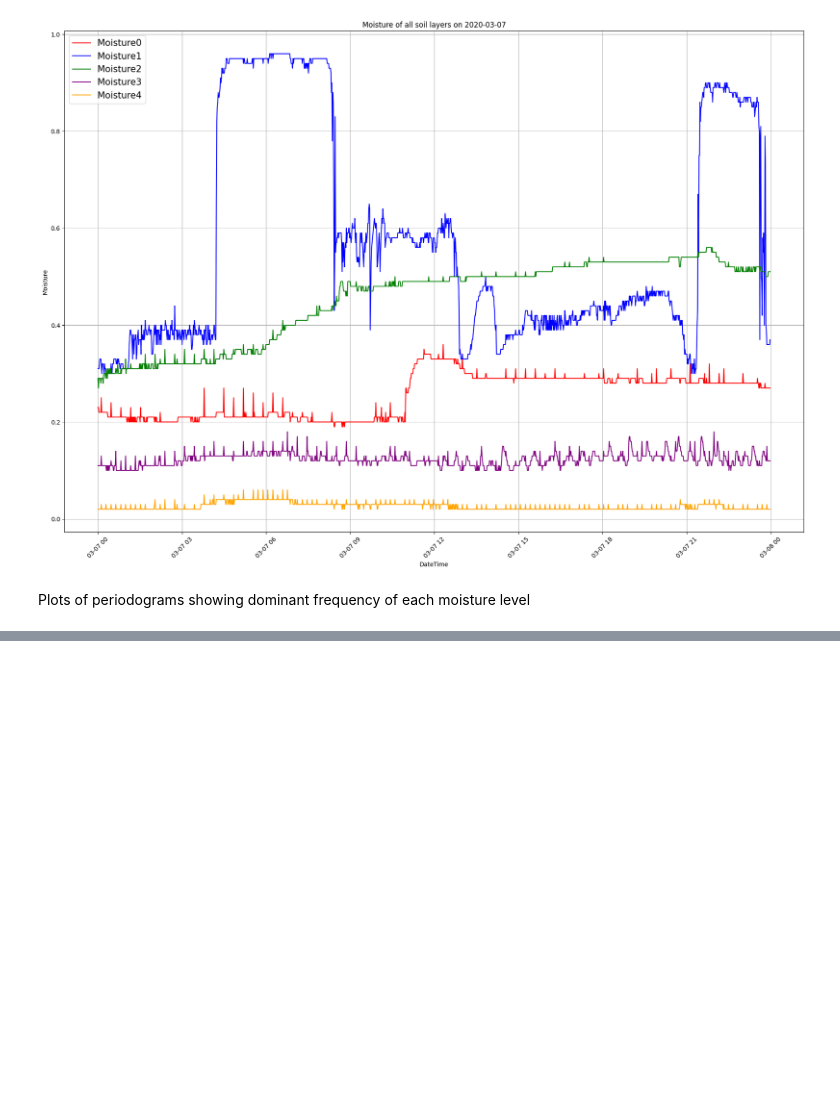
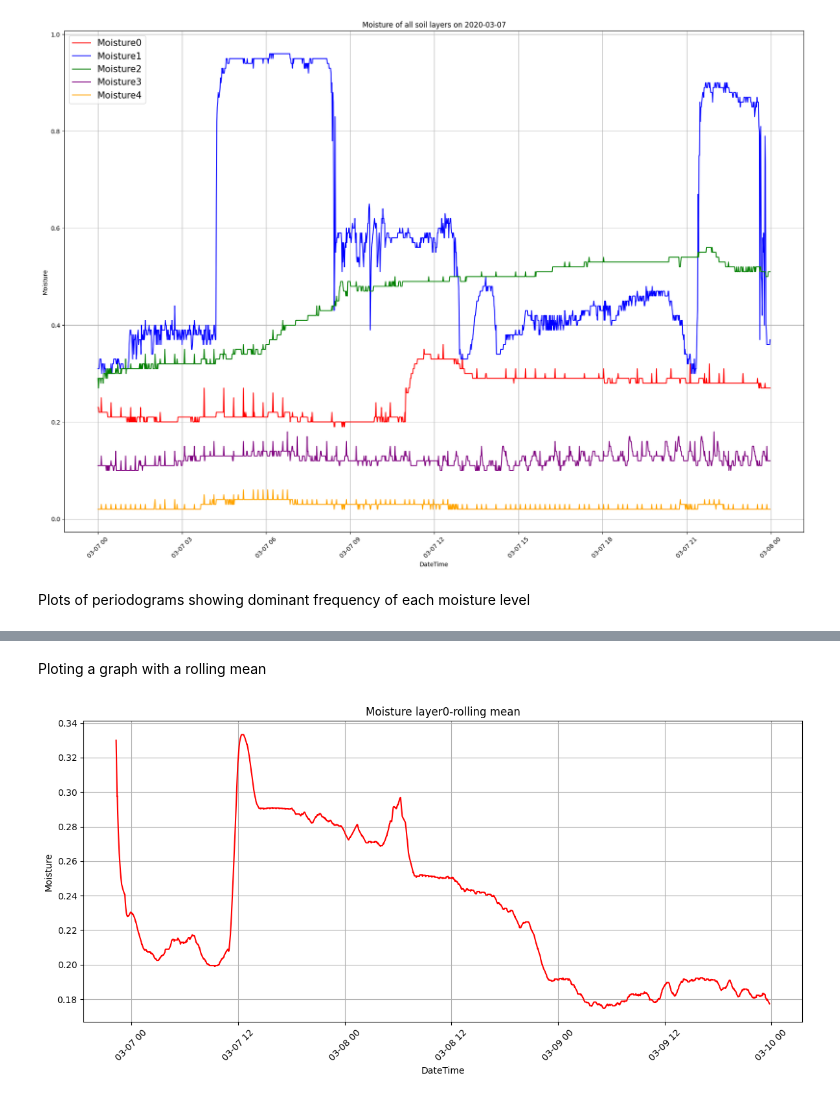
Before and after one commit to andjelajo11/humidity-project, a Jupyter notebook: linearplot.ipynb, the cells around one changed output, grey strips where cells are left out. Saved outputs shown, nothing was run; the diff lists cells and outputs as text; code cells hidden in the pictures; blank space fills up the shorter version.

Commit message:
rolling mean

```diff
--- a/linearplot.ipynb
+++ b/linearplot.ipynb
@@ -406,0 +415,10 @@ Dominant frequency for moisture4: 1.5120586678763136e-05 Hz with power density 3
+# %%
+# Calculate the rolling mean with a window of 1 hour (60 minutes)
+rolling_mean = df_soil[['moisture0', 'moisture1', 'moisture2', 'moisture3', 'moisture4']].rolling(window=60, min_periods=1).mean()
+
+"""This code calculates the rolling mean for each moisture column over a 1-hour
+period and adds these rolling means as new columns in the DataFrame.
+The min_periods=1 argument ensures that the rolling mean is calculated even if there
+are fewer than 60 data points available at the start of the dataset."""""
+
+rolling_mean
@@ -406,0 +440,14 @@ Dominant frequency for moisture4: 1.5120586678763136e-05 Hz with power density 3
+# %% [markdown]
+Ploting a graph with a rolling mean
+# %%
+plt.figure(figsize=(12, 6))
+plt.plot(rolling_mean.index, rolling_mean['moisture0'],  color='red')
+plt.xlabel('DateTime')
+plt.ylabel('Moisture')
+plt.title('Moisture layer0-rolling mean')
+plt.xticks(rotation=45)
+plt.grid(True)
+plt.tight_layout()
+plt.show()
+# %% [output]
+[figure, added]
```
Also changed, not shown: parts of 14 cells of this notebook, 2 other files.
